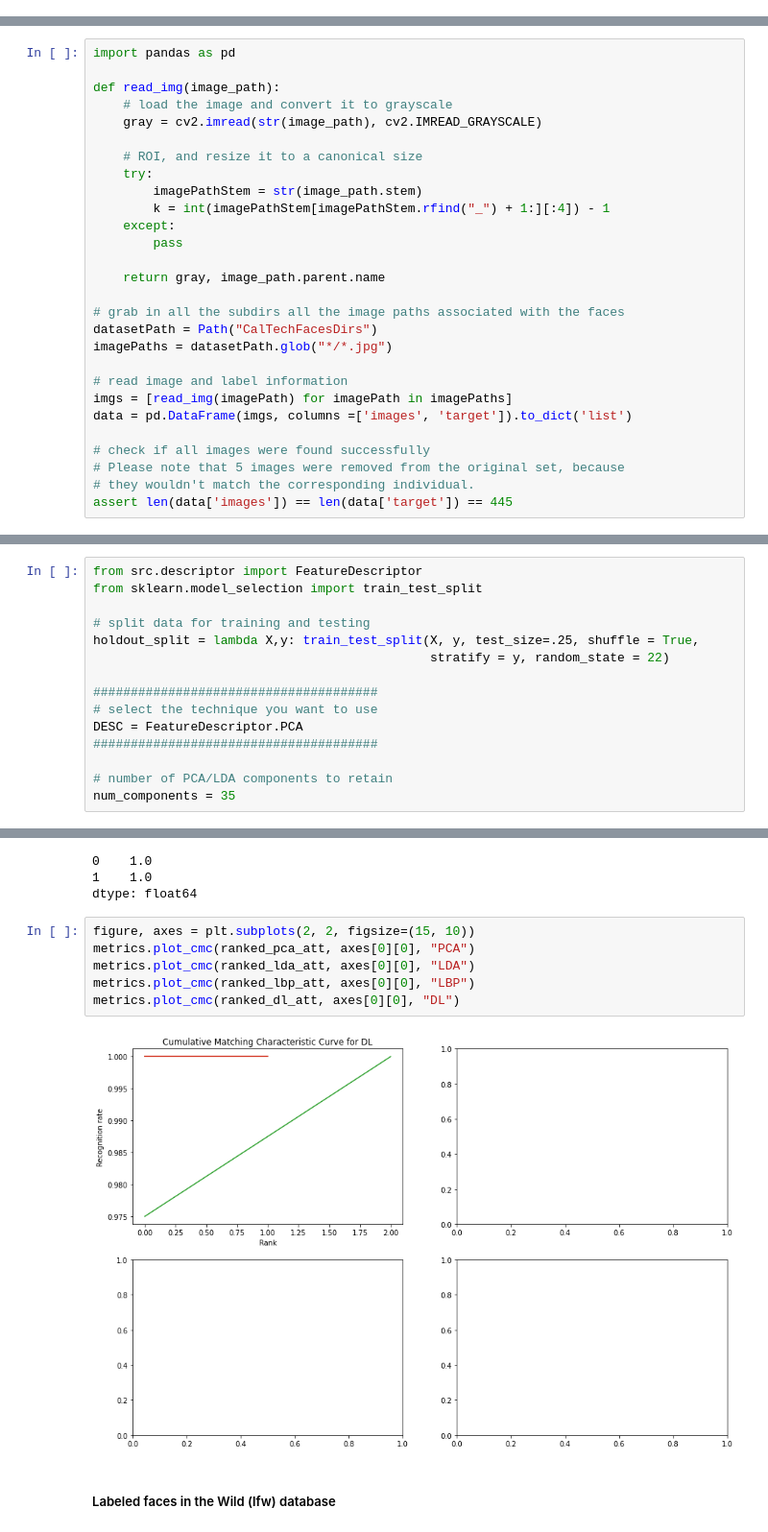
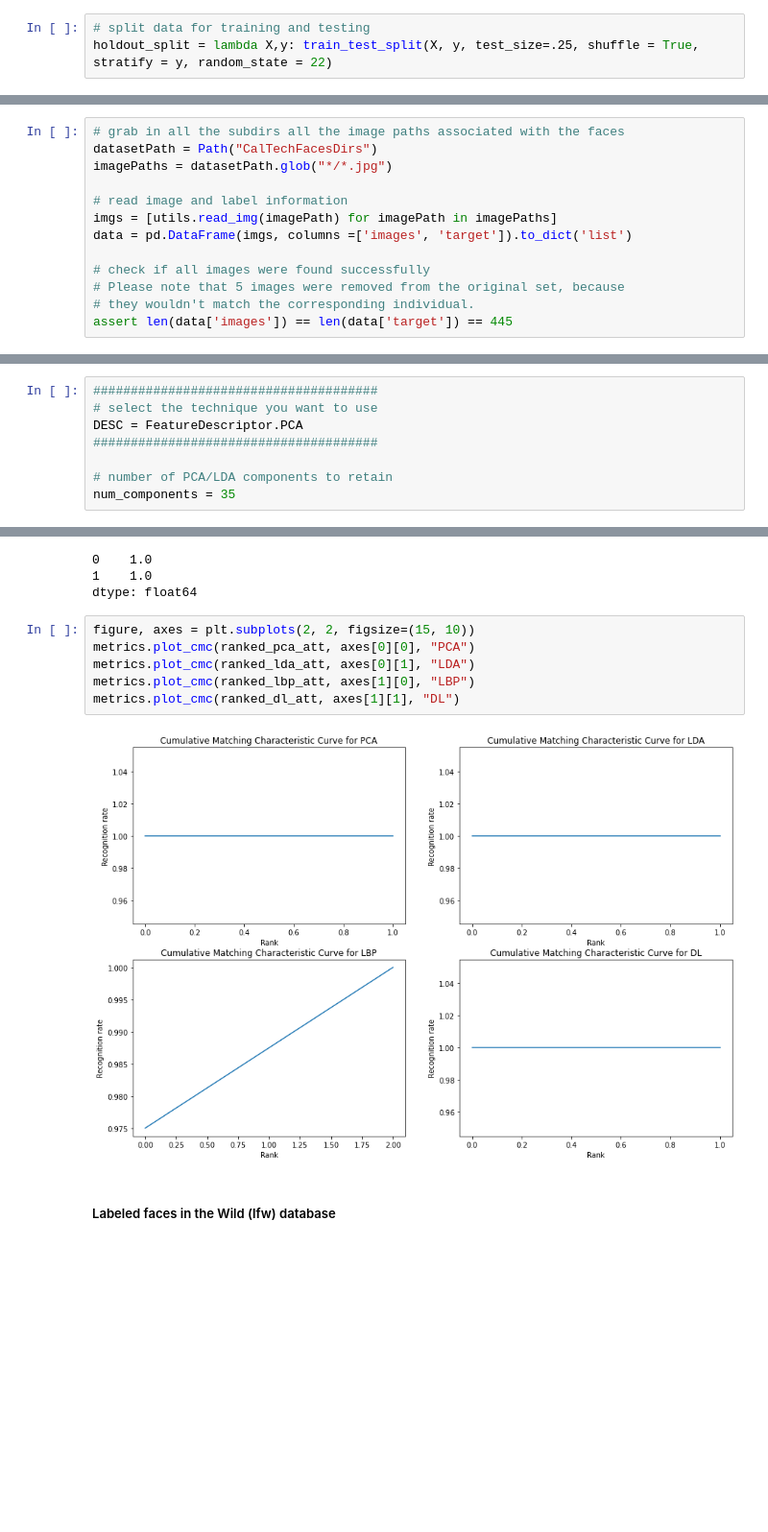
Before and after one commit to haroldsnyers/biometrics, a Jupyter notebook: Assignment3/assignment_3_2022.ipynb, the cells around one changed output, grey strips where cells are left out. Shown at 96% size. Saved outputs shown, nothing was run; the diff lists cells and outputs as text; blank space fills up the shorter version.

```diff
--- a/Assignment3/assignment_3_2022.ipynb
+++ b/Assignment3/assignment_3_2022.ipynb
@@ -89,6 +115,9 @@ import imutils
 # enum
 # scipy
 # tensorflow.keras
+# %%
+# split data for training and testing
+holdout_split = lambda X,y: train_test_split(X, y, test_size=.25, shuffle = True, stratify = y, random_state = 22)
 # %% [markdown]
 ## I. Loading data
 
@@ -119,27 +148,12 @@ The data are returned as a list object with the following components:
 # size of each face after preprocessing
 face_size=(47, 47)
 # %%
-import pandas as pd
-
-def read_img(image_path):
-    # load the image and convert it to grayscale
-    gray = cv2.imread(str(image_path), cv2.IMREAD_GRAYSCALE)
-
-    # ROI, and resize it to a canonical size
-    try:
-        imagePathStem = str(image_path.stem)
-        k = int(imagePathStem[imagePathStem.rfind("_") + 1:][:4]) - 1
-    except:
-        pass
-
-    return gray, image_path.parent.name
-
 # grab in all the subdirs all the image paths associated with the faces
 datasetPath = Path("CalTechFacesDirs")
 imagePaths = datasetPath.glob("*/*.jpg")
 
 # read image and label information
-imgs = [read_img(imagePath) for imagePath in imagePaths]
+imgs = [utils.read_img(imagePath) for imagePath in imagePaths]
 data = pd.DataFrame(imgs, columns =['images', 'target']).to_dict('list')
 
 # check if all images were found successfully
@@ -302,13 +312,6 @@ for ax, im in zip(grid, faces['images']):
 # %% [markdown]
 Images tend to be large and can differ a lot in lighting, positioning, ... To combat this we'll extract features from each image using 4 different techniques. They all belong to the global/holistic feature representation approaches that map the image to a lower-dimensional subspace through linear and non-linear mapping.
 # %%
-from src.descriptor import FeatureDescriptor
-from sklearn.model_selection import train_test_split
-
-# split data for training and testing
-holdout_split = lambda X,y: train_test_split(X, y, test_size=.25, shuffle = True,
-                                             stratify = y, random_state = 22)
-
 ######################################
 # select the technique you want to use
 DESC = FeatureDescriptor.PCA
@@ -1368,11 +1337,11 @@ dtype: float64
 # %%
 figure, axes = plt.subplots(2, 2, figsize=(15, 10))
 metrics.plot_cmc(ranked_pca_att, axes[0][0], "PCA")
-metrics.plot_cmc(ranked_lda_att, axes[0][0], "LDA")
-metrics.plot_cmc(ranked_lbp_att, axes[0][0], "LBP")
-metrics.plot_cmc(ranked_dl_att, axes[0][0], "DL")
+metrics.plot_cmc(ranked_lda_att, axes[0][1], "LDA")
+metrics.plot_cmc(ranked_lbp_att, axes[1][0], "LBP")
+metrics.plot_cmc(ranked_dl_att, axes[1][1], "DL")
 # %% [output]
-[figure, old version]
+[figure, new version]
 # %% [markdown]
 ##### Labeled faces in the Wild (lfw) database
 # %%
```
Also changed, not shown: parts of 74 cells of this notebook, 3 other files.
